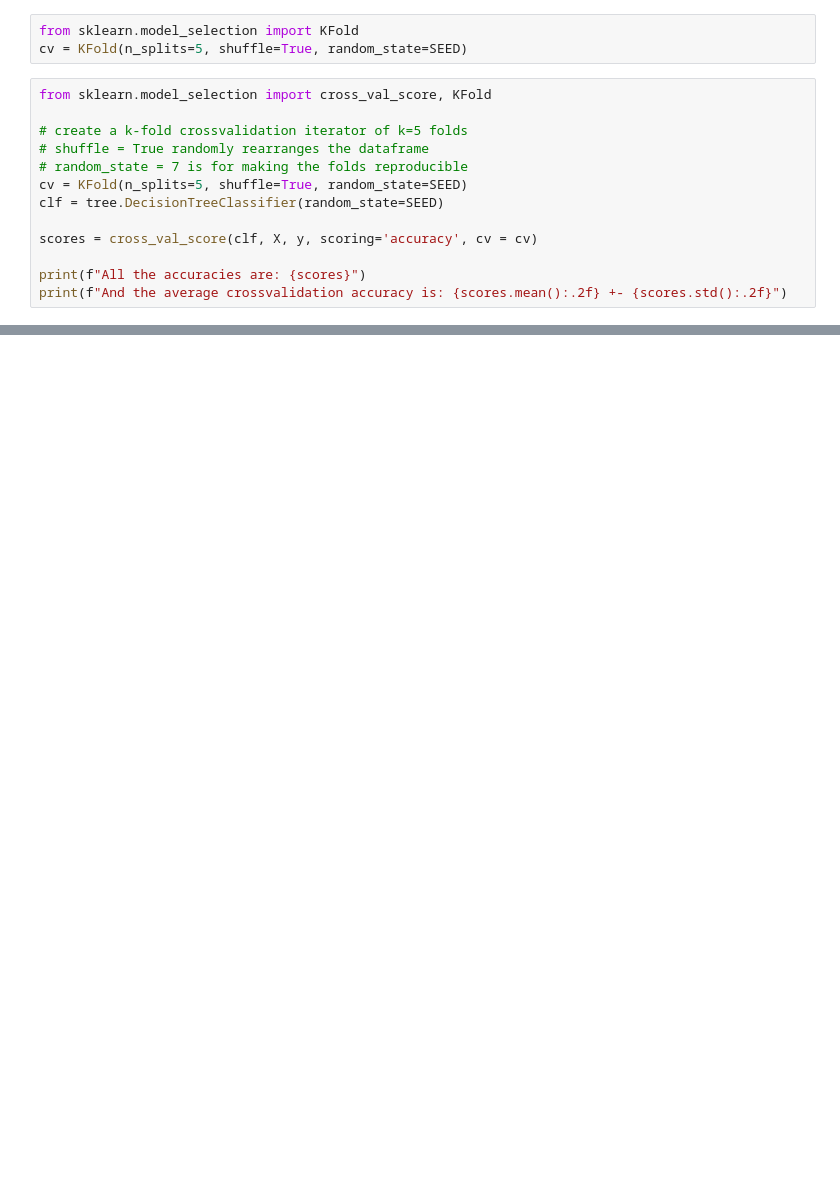
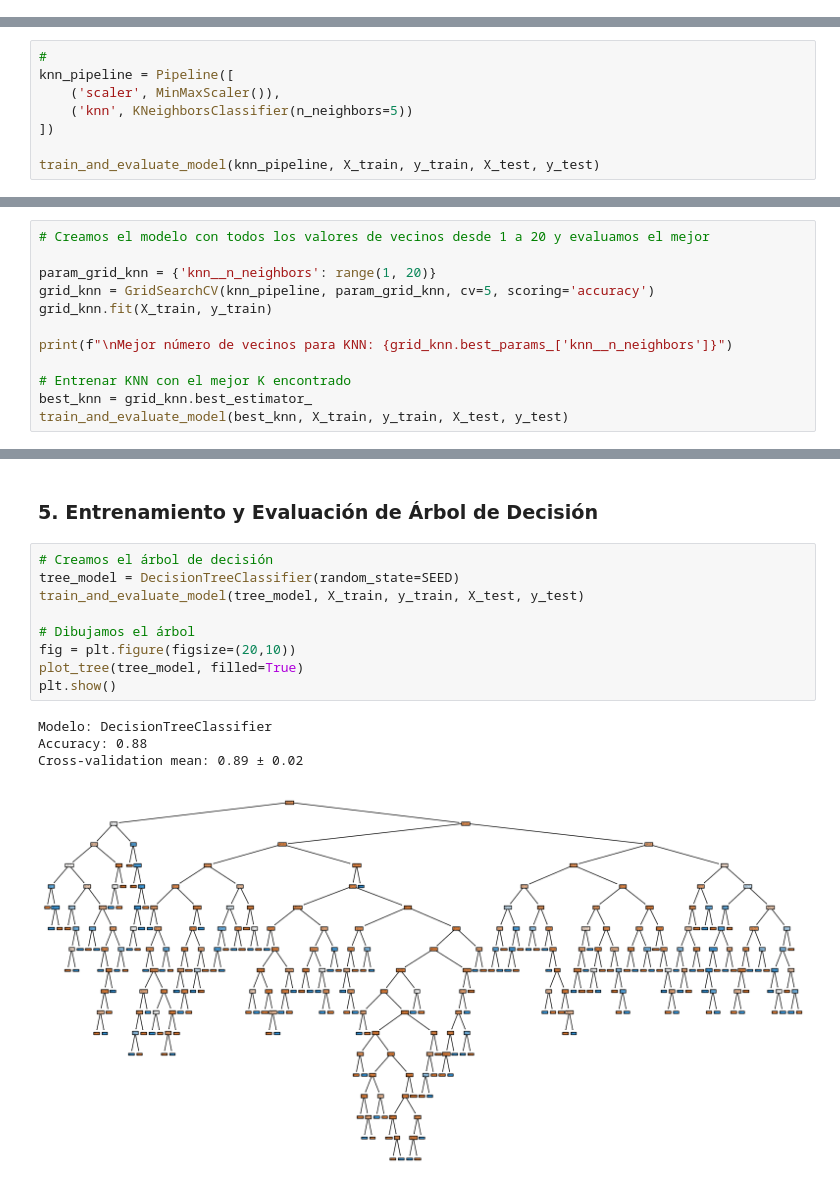
Before and after one commit to 100451061/proyecto_aprendizaje_automatico, a Jupyter notebook: notebooks/modelo.ipynb, the cells around one changed output, grey strips where cells are left out. Drawn from its saved outputs; the diff is of its cells as text; blank space fills up the shorter version.

```diff
--- a/notebooks/modelo.ipynb
+++ b/notebooks/modelo.ipynb
@@ -229,16 +0,0 @@ DecisionTreeClassifier(random_state=7)
-# %%
-from sklearn.model_selection import KFold
-cv = KFold(n_splits=5, shuffle=True, random_state=SEED)
-# %%
-from sklearn.model_selection import cross_val_score, KFold
-
-# create a k-fold crossvalidation iterator of k=5 folds
-# shuffle = True randomly rearranges the dataframe
-# random_state = 7 is for making the folds reproducible
-cv = KFold(n_splits=5, shuffle=True, random_state=SEED)
-clf = tree.DecisionTreeClassifier(random_state=SEED)
-
-scores = cross_val_score(clf, X, y, scoring='accuracy', cv = cv)
-
-print(f"All the accuracies are: {scores}")
-print(f"And the average crossvalidation accuracy is: {scores.mean():.2f} +- {scores.std():.2f}")
@@ -270,0 +50,8 @@ Balanced Accuracy (Decision Tree): 0.82
+# %%
+#
+knn_pipeline = Pipeline([
+    ('scaler', MinMaxScaler()),
+    ('knn', KNeighborsClassifier(n_neighbors=5))
+])
+
+train_and_evaluate_model(knn_pipeline, X_train, y_train, X_test, y_test)
@@ -270,0 +65,12 @@ Balanced Accuracy (Decision Tree): 0.82
+# %%
+# Creamos el modelo con todos los valores de vecinos desde 1 a 20 y evaluamos el mejor
+
+param_grid_knn = {'knn__n_neighbors': range(1, 20)}
+grid_knn = GridSearchCV(knn_pipeline, param_grid_knn, cv=5, scoring='accuracy')
+grid_knn.fit(X_train, y_train)
+
+print(f"\nMejor número de vecinos para KNN: {grid_knn.best_params_['knn__n_neighbors']}")
+
+# Entrenar KNN con el mejor K encontrado
+best_knn = grid_knn.best_estimator_
+train_and_evaluate_model(best_knn, X_train, y_train, X_test, y_test)
@@ -270,0 +85,16 @@ Balanced Accuracy (Decision Tree): 0.82
+# %% [markdown]
+### 5. Entrenamiento y Evaluación de Árbol de Decisión
+# %%
+# Creamos el árbol de decisión
+tree_model = DecisionTreeClassifier(random_state=SEED)
+train_and_evaluate_model(tree_model, X_train, y_train, X_test, y_test)
+
+# Dibujamos el árbol
+fig = plt.figure(figsize=(20,10))
+plot_tree(tree_model, filled=True)
+plt.show()
+# %% [output]
+Modelo: DecisionTreeClassifier
+Accuracy: 0.88
+Cross-validation mean: 0.89 ± 0.02
+[figure, added]
```
Also changed, not shown: parts of 38 cells of this notebook.
